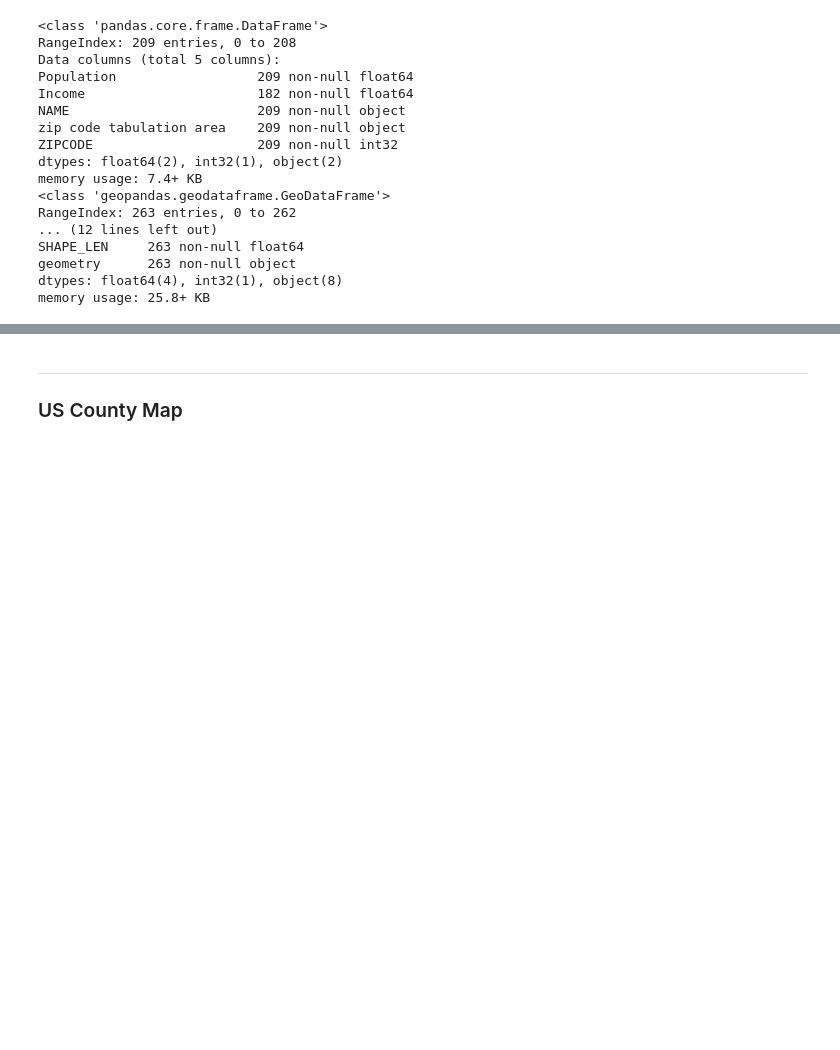
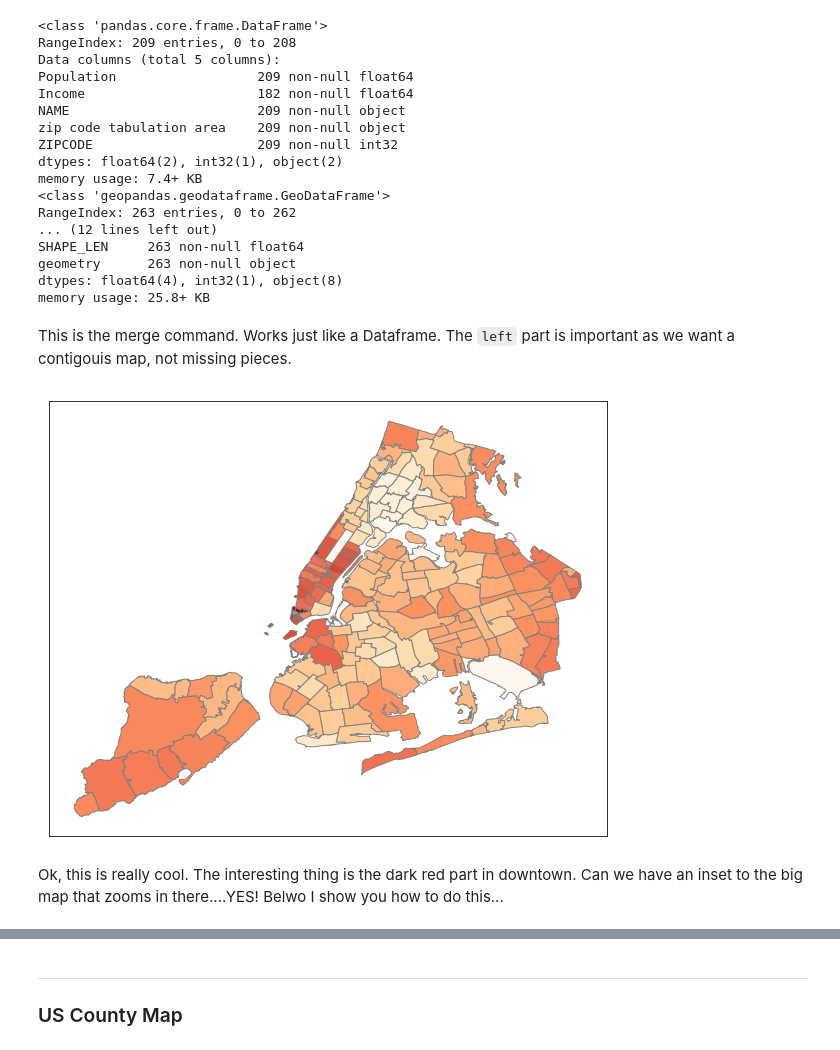
Before and after one commit to mwaugh0328/data_bootcamp_spring_2018, a Jupyter notebook: week13/geopandas.ipynb, the cells around one changed output, grey strips where cells are left out. Saved outputs shown, nothing was run; the diff lists cells and outputs as text; code cells hidden in the pictures; blank space fills up the shorter version.

```diff
--- a/week13/geopandas.ipynb
+++ b/week13/geopandas.ipynb
@@ -236,4 +276,6 @@ SHAPE_LEN     263 non-null float64
 geometry      263 non-null object
 dtypes: float64(4), int32(1), object(8)
 memory usage: 25.8+ KB
+# %% [markdown]
+This is the merge command. Works just like a Dataframe. The `left` part is important as we want a contigouis map, not missing pieces.
 # %%
@@ -241,3 +283,20 @@ nyc_map  = nyc_map.merge(zip_nyc, on='ZIPCODE', how = "outer")
+# %%
+fig, ax = plt.subplots(figsize = (10,8))
+
+# First create the map for the urban share
+
+nyc_map.plot(ax = ax, edgecolor='tab:grey', column='Income', cmap='OrRd', alpha = 0.95)
+
+ax.get_xaxis().set_visible(False)
+ax.get_yaxis().set_visible(False)
+
+#axins.plot()
+
+plt.show()
+# %% [output]
+[figure, added]
+# %% [markdown]
+Ok, this is really cool. The interesting thing is the dark red part in downtown. Can we have an inset to the big map that zooms in there....YES! Belwo I show you how to do this...
 # %%
 fig, ax = plt.subplots(figsize = (10,8))
 
```
Also changed, not shown: parts of 23 cells of this notebook.
